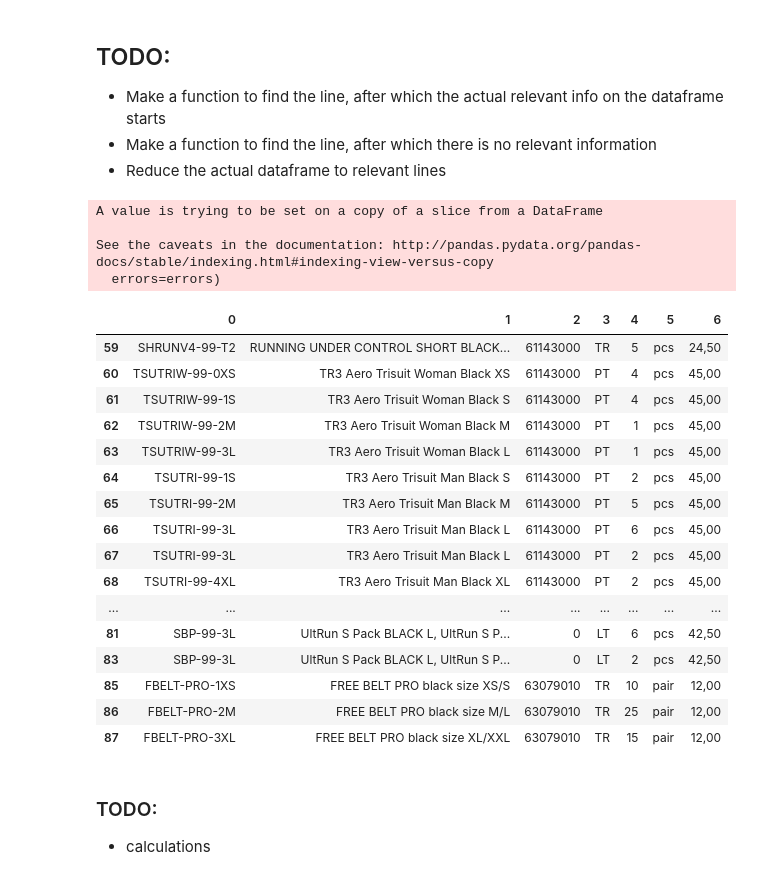
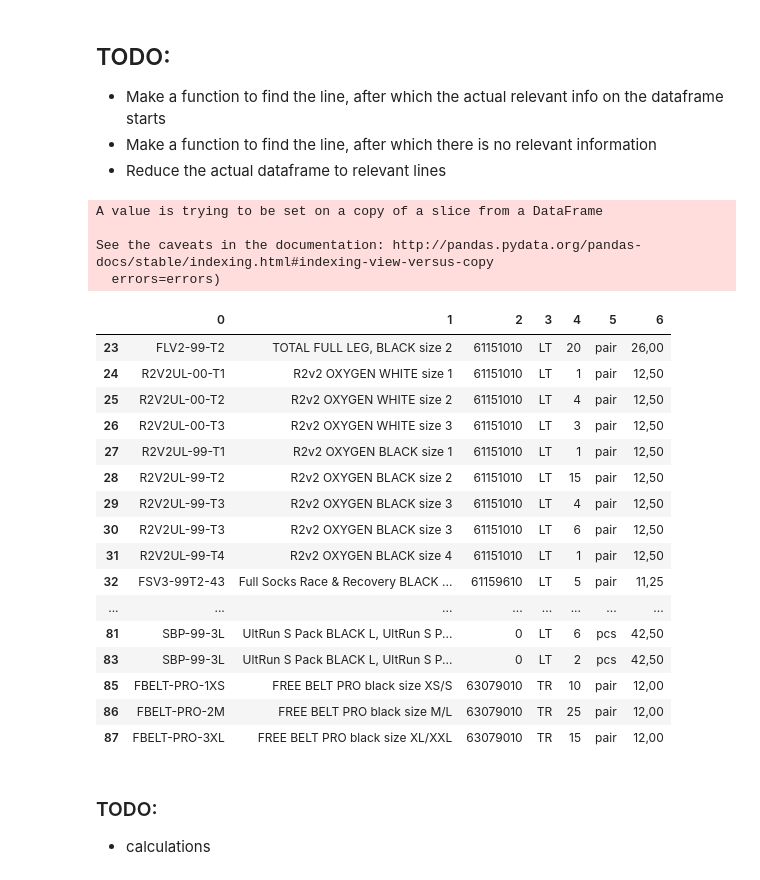
Before and after one commit to teodorkasap/python-pdf-parser, a Jupyter notebook: pdf-doc-table-parser.ipynb, the cells around one changed output. Saved outputs shown, nothing was run; the diff lists cells and outputs as text; code cells hidden in the pictures.

```diff
--- a/pdf-doc-table-parser.ipynb
+++ b/pdf-doc-table-parser.ipynb
@@ -87,41 +88,41 @@ df.tail(20)
 # %%
 # Find the row where the table starts
 for row in range(df.shape[0]):
     for col in range(df.shape[1]):
-        if df.iat[row, col] == 'Code':
+        if df.iat[row, col] == 'Payment:':
             row_start = row
             break
 
 # Find the row where the table ends
 for row in range(df.shape[0]):
     for col in range(df.shape[1]):
         if df.iat[row, col] == 'Summary:':
             row_end = row
             break
 
 df = df.loc[row_start:row_end]
 df.columns = range(df.shape[1])
 df.drop(df.tail(1).index, inplace=True)
-df = df.iloc[1:, [0, 1, 2, 3, 4, 5, 6]]
+df = df.iloc[3:, [0, 1, 2, 3, 4, 5, 6]]
 df = df.fillna(0)
 df = df[(df[[0]] != 0).all(axis=1)]
 df
 # %% [output]
 A value is trying to be set on a copy of a slice from a DataFrame
 
 See the caveats in the documentation: http://pandas.pydata.org/pandas-docs/stable/indexing.html#indexing-view-versus-copy
   errors=errors)
 |  | 0 | 1 | 2 | 3 | 4 | 5 | 6 |
-| 59 | SHRUNV4-99-T2 | RUNNING UNDER CONTROL SHORT BLACK... | 61143000 | TR | 5 | pcs | 24,50 |
-| 60 | TSUTRIW-99-0XS | TR3 Aero Trisuit Woman Black XS | 61143000 | PT | 4 | pcs | 45,00 |
-| 61 | TSUTRIW-99-1S | TR3 Aero Trisuit Woman Black S | 61143000 | PT | 4 | pcs | 45,00 |
-| 62 | TSUTRIW-99-2M | TR3 Aero Trisuit Woman Black M | 61143000 | PT | 1 | pcs | 45,00 |
-| 63 | TSUTRIW-99-3L | TR3 Aero Trisuit Woman Black L | 61143000 | PT | 1 | pcs | 45,00 |
-| 64 | TSUTRI-99-1S | TR3 Aero Trisuit Man Black S | 61143000 | PT | 2 | pcs | 45,00 |
-| 65 | TSUTRI-99-2M | TR3 Aero Trisuit Man Black M | 61143000 | PT | 5 | pcs | 45,00 |
-| 66 | TSUTRI-99-3L | TR3 Aero Trisuit Man Black L | 61143000 | PT | 6 | pcs | 45,00 |
-| 67 | TSUTRI-99-3L | TR3 Aero Trisuit Man Black L | 61143000 | PT | 2 | pcs | 45,00 |
-| 68 | TSUTRI-99-4XL | TR3 Aero Trisuit Man Black XL | 61143000 | PT | 2 | pcs | 45,00 |
+| 23 | FLV2-99-T2 | TOTAL FULL LEG, BLACK size 2 | 61151010 | LT | 20 | pair | 26,00 |
+| 24 | R2V2UL-00-T1 | R2v2 OXYGEN WHITE size 1 | 61151010 | LT | 1 | pair | 12,50 |
+| 25 | R2V2UL-00-T2 | R2v2 OXYGEN WHITE size 2 | 61151010 | LT | 4 | pair | 12,50 |
+| 26 | R2V2UL-00-T3 | R2v2 OXYGEN WHITE size 3 | 61151010 | LT | 3 | pair | 12,50 |
+| 27 | R2V2UL-99-T1 | R2v2 OXYGEN BLACK size 1 | 61151010 | LT | 1 | pair | 12,50 |
+| 28 | R2V2UL-99-T2 | R2v2 OXYGEN BLACK size 2 | 61151010 | LT | 15 | pair | 12,50 |
+| 29 | R2V2UL-99-T3 | R2v2 OXYGEN BLACK size 3 | 61151010 | LT | 4 | pair | 12,50 |
+| 30 | R2V2UL-99-T3 | R2v2 OXYGEN BLACK size 3 | 61151010 | LT | 6 | pair | 12,50 |
+| 31 | R2V2UL-99-T4 | R2v2 OXYGEN BLACK size 4 | 61151010 | LT | 1 | pair | 12,50 |
+| 32 | FSV3-99T2-43 | Full Socks Race & Recovery BLACK ... | 61159610 | LT | 5 | pair | 11,25 |
 | ... | ... | ... | ... | ... | ... | ... | ... |
 | 81 | SBP-99-3L | UltRun S Pack BLACK L, UltRun S P... | 0 | LT | 6 | pcs | 42,50 |
 | 83 | SBP-99-3L | UltRun S Pack BLACK L, UltRun S P... | 0 | LT | 2 | pcs | 42,50 |
```
Also changed, not shown: parts of 11 cells of this notebook, 3 other files.
